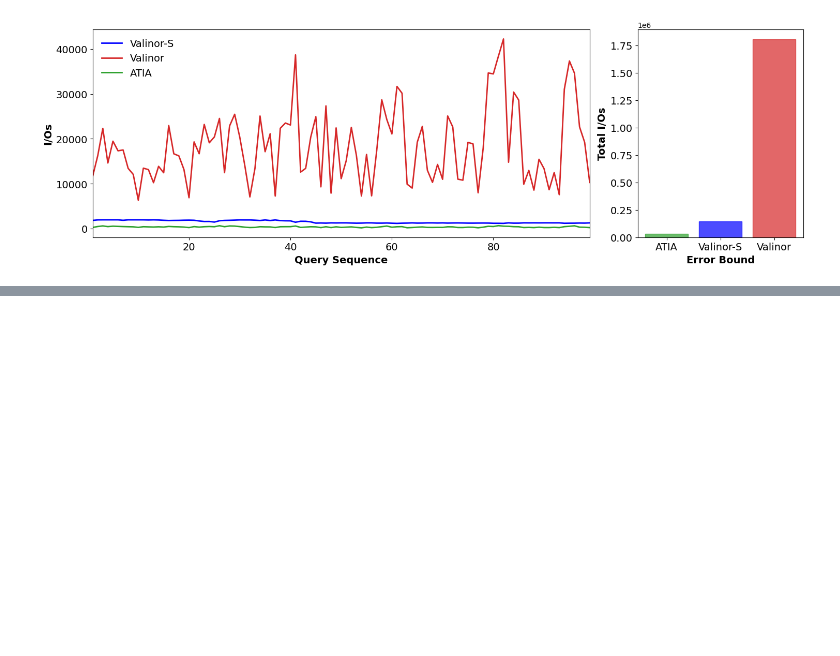
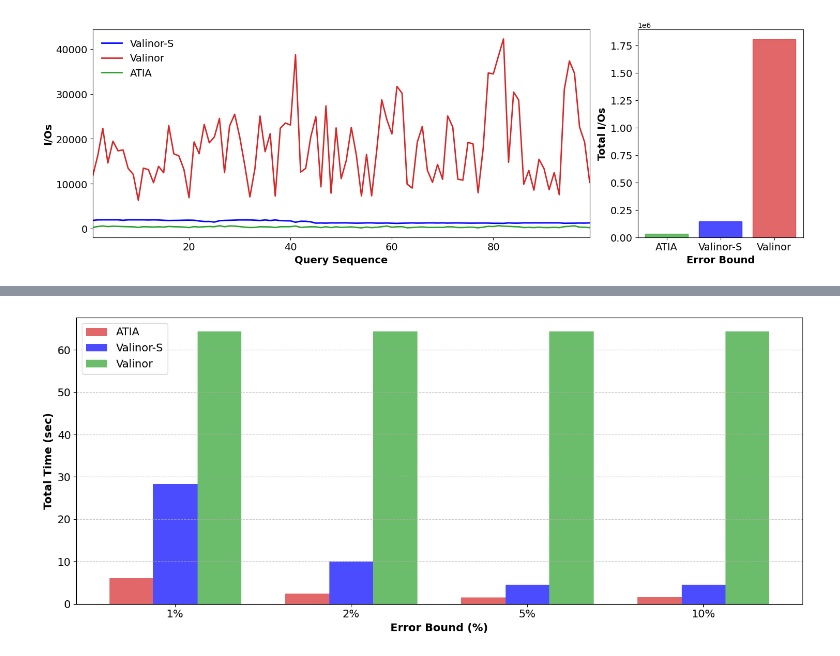
Before and after one commit to VisualFacts/rawvis-index, a Jupyter notebook: experiments/plot_creator.ipynb, the cells around one changed output, grey strips where cells are left out. Saved outputs shown, nothing was run; the diff lists cells and outputs as text; code cells hidden in the pictures; blank space fills up the shorter version.

```diff
--- a/experiments/plot_creator.ipynb
+++ b/experiments/plot_creator.ipynb
@@ -924,0 +981,4 @@ plot_aggregated_competitors_per_column_lines(valinor_dir, valinor_s_dir, 'Time (
+# %%
+plot_aggregated_competitors_per_column_bars(valinor_dir, valinor_s_dir, 'Time (sec)')
+# %% [output]
+[figure, added]
```
Also changed, not shown: parts of 4 cells of this notebook.
